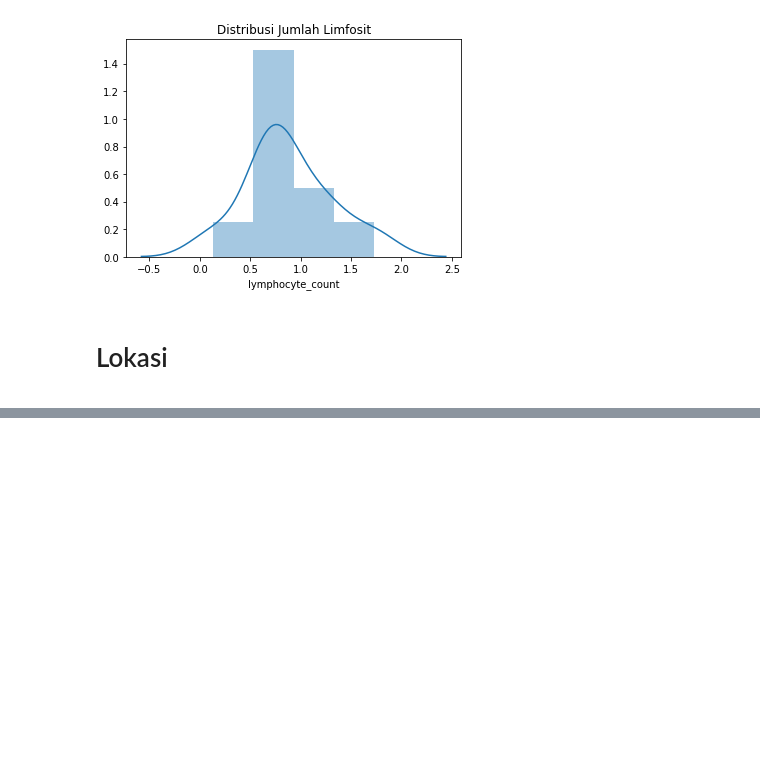
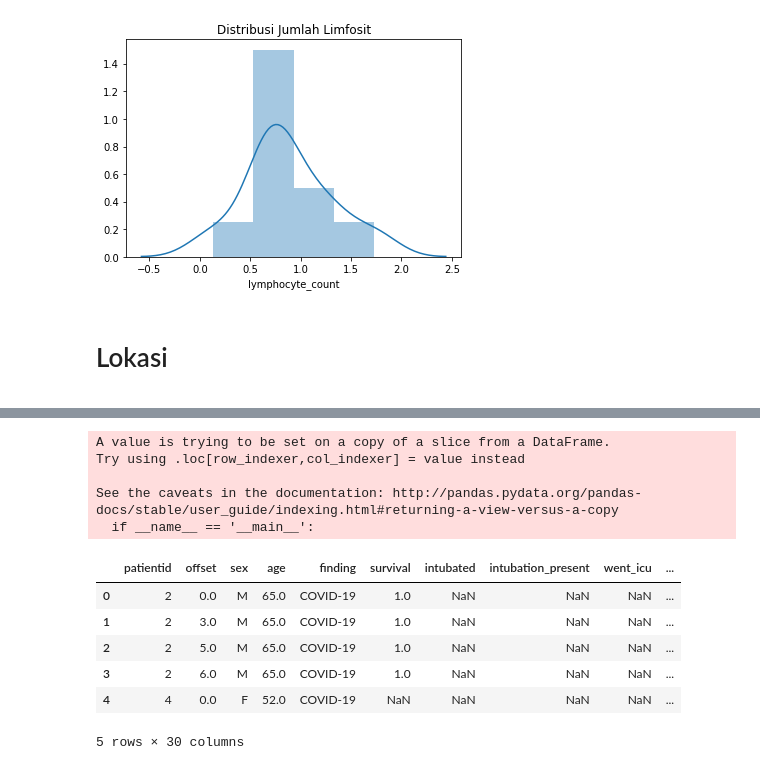
Before and after one commit to Yakuy/CapsNet-Covid19-X-Ray-Detection, a Jupyter notebook: Metadata EDA.ipynb, the cells around one changed output, grey strips where cells are left out. Saved outputs shown, nothing was run; the diff lists cells and outputs as text; code cells hidden in the pictures; blank space fills up the shorter version.

```diff
--- a/Metadata EDA.ipynb
+++ b/Metadata EDA.ipynb
@@ -382,0 +393,24 @@ Text(0.5, 1.0, 'Lokasi dimana Pasien Dirawat')
+# %%
+def to_int(x):
+    if x == "Y":
+        return 1
+    elif x == "N":
+        return 0
+    else :
+        return x
+
+df_covid["survival"] = df_covid["survival"].apply(to_int)
+df_covid.head()
+# %% [output]
+A value is trying to be set on a copy of a slice from a DataFrame.
+Try using .loc[row_indexer,col_indexer] = value instead
+
+See the caveats in the documentation: http://pandas.pydata.org/pandas-docs/stable/user_guide/indexing.html#returning-a-view-versus-a-copy
+  if __name__ == '__main__':
+|  | patientid | offset | sex | age | finding | survival | intubated | intubation_present | went_icu | ... |
+| 0 | 2 | 0.0 | M | 65.0 | COVID-19 | 1.0 | NaN | NaN | NaN | ... |
+| 1 | 2 | 3.0 | M | 65.0 | COVID-19 | 1.0 | NaN | NaN | NaN | ... |
+| 2 | 2 | 5.0 | M | 65.0 | COVID-19 | 1.0 | NaN | NaN | NaN | ... |
+| 3 | 2 | 6.0 | M | 65.0 | COVID-19 | 1.0 | NaN | NaN | NaN | ... |
+| 4 | 4 | 0.0 | F | 52.0 | COVID-19 | NaN | NaN | NaN | NaN | ... |
+5 rows × 30 columns
```
Also changed, not shown: parts of 7 cells of this notebook, 15 other files.
